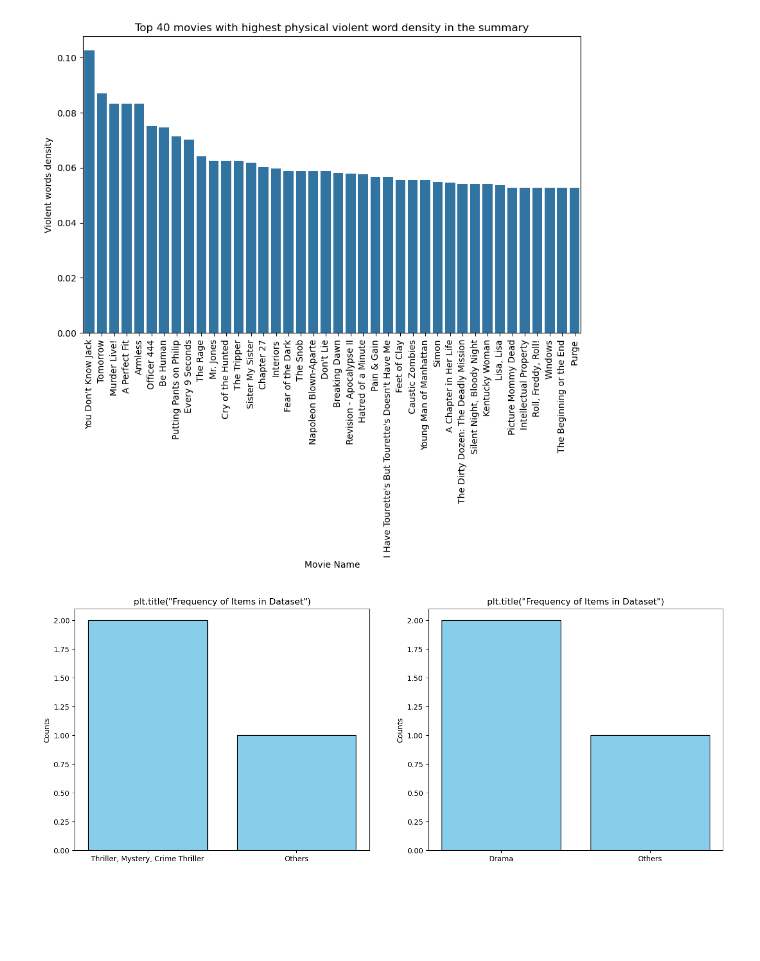
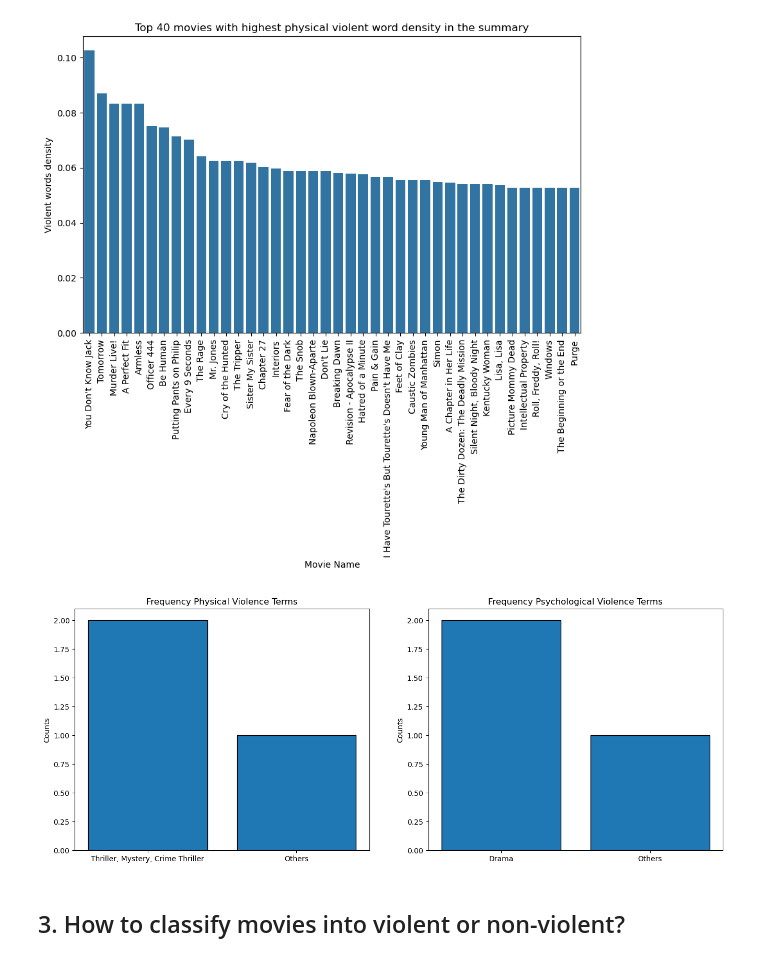
Before and after one commit to epfl-ada/ada-2024-project-alligatorsdontapologize24, a Jupyter notebook: results.ipynb, the cells around one changed output. Saved outputs shown, nothing was run; the diff lists cells and outputs as text; code cells hidden in the pictures; blank space fills up the shorter version.

```diff
--- a/results.ipynb
+++ b/results.ipynb
@@ -894,32 +468,34 @@ plt.show()
 # %%
 # We retreive the genre for most physically & psychologically violent movies
 
 # Count genres appearances
 movie_genres_physical = Movie_Data.loc[indices_physical_violence, 'Genres'].value_counts()
 movie_genres_psycho = Movie_Data.loc[indices_psycho_violence, 'Genres'].value_counts()
 
 # Group by the counts
 genres_physical_more_once = movie_genres_physical[movie_genres_physical > 1]
 genres_physical_once = movie_genres_physical[movie_genres_physical == 1]
 
 genres_psycho_more_once = movie_genres_psycho[movie_genres_psycho > 1]
 genres_psycho_once = movie_genres_psycho[movie_genres_psycho == 1]
 
-# Prepare data for plotting
+# Prepare for plotting
 labels_physical = list(genres_physical_more_once.index) + ["Others"]
 heights_physical = list(genres_physical_more_once.values) + [1]
 
 labels_psycho = list(genres_psycho_more_once.index) + ["Others"]
 heights_psycho = list(genres_psycho_more_once.values) + [1]
 
 fig, (ax1, ax2) = plt.subplots(1, 2, figsize=(16, 6))
-ax1.bar(labels_physical, heights_physical, color='skyblue', edgecolor='black')
+ax1.bar(labels_physical, heights_physical, edgecolor='black')
 ax1.set_ylabel('Counts')
-ax1.set_title('plt.title("Frequency of Items in Dataset")')
+ax1.set_title('Frequency Physical Violence Terms')
 
-ax2.bar(labels_psycho, heights_psycho, color='skyblue', edgecolor='black')
+ax2.bar(labels_psycho, heights_psycho, edgecolor='black')
 ax2.set_ylabel('Counts')
-ax2.set_title('plt.title("Frequency of Items in Dataset")')
+ax2.set_title('Frequency Psychological Violence Terms')
 plt.show()
 # %% [output]
-[figure, old version]
+[figure, new version]
+# %% [markdown]
+## 3. How to classify movies into violent or non-violent?
```
Also changed, not shown: parts of 22 cells of this notebook.
